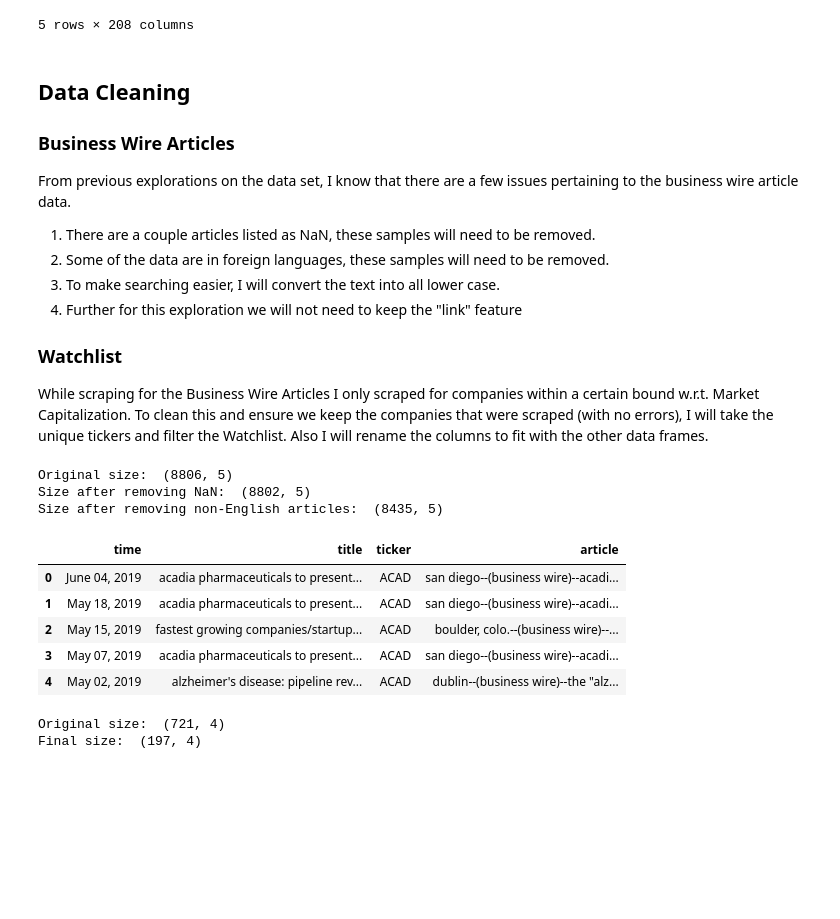
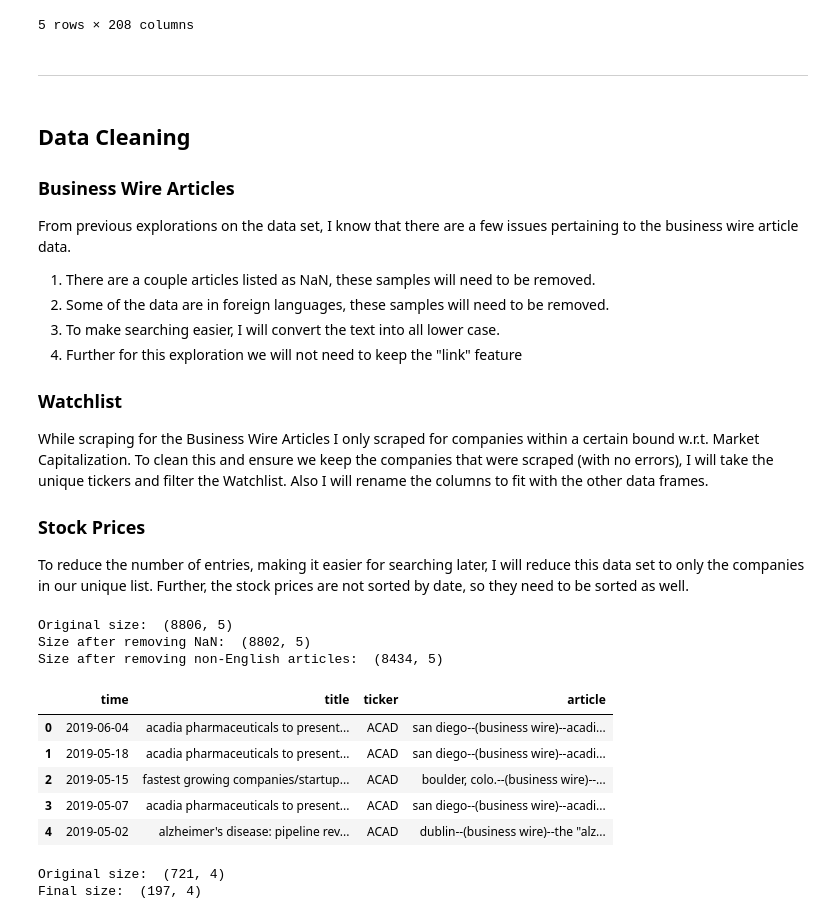
Before and after one commit to mikebrowne/BioPharmaceuticalFactorModel, a Jupyter notebook: notebooks/exploratory/01-FirstDataExploration.ipynb, the cells around one changed output. Drawn from its saved outputs; the diff is of its cells as text; code cells hidden in the pictures; blank space fills up the shorter version.

```diff
--- a/notebooks/exploratory/01-FirstDataExploration.ipynb
+++ b/notebooks/exploratory/01-FirstDataExploration.ipynb
@@ -77,6 +109,8 @@ stock_prices_raw.head()
 | 2009-10-13 | 7.47 | NaN | NaN | NaN | 3.62 | 3.3569 | NaN | NaN | NaN | NaN | ... | ... |
 | 2009-10-14 | 7.44 | NaN | NaN | NaN | 3.79 | 3.4343 | NaN | NaN | NaN | NaN | ... | ... |
 5 rows × 208 columns
+# %% [markdown]
+---
 # %% [markdown]
 ## Data Cleaning
 <a id="3"></a>
@@ -93,39 +127,45 @@ From previous explorations on the data set, I know that there are a few issues p
 ### Watchlist
 
 While scraping for the Business Wire Articles I only scraped for companies within a certain bound w.r.t. Market Capitalization. To clean this and ensure we keep the companies that were scraped (with no errors), I will take the unique tickers and filter the Watchlist. Also I will rename the columns to fit with the other data frames.
+
+### Stock Prices
+To reduce the number of entries, making it easier for searching later, I will reduce this data set to only the companies in our unique list. Further, the stock prices are not sorted by date, so they need to be sorted as well.
 # %%
 # Business Wire Articles
 
 # 0: Create a copy of the data
 clinical_trial_df = business_wire_raw.copy()
 print("Original size: ", clinical_trial_df.shape)
 
 # 1: Remove NaN
 clinical_trial_df.dropna(inplace=True)
 print("Size after removing NaN: ", clinical_trial_df.shape)
 
 # 2: Remove non-English articles
 clinical_trial_df = remove_non_english_articles(clinical_trial_df)
 print("Size after removing non-English articles: ", clinical_trial_df.shape)
 
 # 3: Set all strings to lower case in "title" and "article" columns
 clinical_trial_df.article = clinical_trial_df.article.apply(str.lower)
 clinical_trial_df.title = clinical_trial_df.title.apply(str.lower)
 
 # 4: Drop "link" column
 clinical_trial_df.drop("link", inplace=True, axis=1)
 
+# 5: Ensure date is a datetime object
+clinical_trial_df.time = pd.to_datetime(clinical_trial_df.time)
+
 clinical_trial_df.head()
 # %% [output]
 Original size:  (8806, 5)
 Size after removing NaN:  (8802, 5)
-Size after removing non-English articles:  (8435, 5)
+Size after removing non-English articles:  (8434, 5)
 |  | time | title | ticker | article |
-| 0 | June 04, 2019 | acadia pharmaceuticals to present... | ACAD | san diego--(business wire)--acadi... |
-| 1 | May 18, 2019 | acadia pharmaceuticals to present... | ACAD | san diego--(business wire)--acadi... |
-| 2 | May 15, 2019 | fastest growing companies/startup... | ACAD | boulder, colo.--(business wire)--... |
-| 3 | May 07, 2019 | acadia pharmaceuticals to present... | ACAD | san diego--(business wire)--acadi... |
-| 4 | May 02, 2019 | alzheimer's disease: pipeline rev... | ACAD | dublin--(business wire)--the "alz... |
+| 0 | 2019-06-04 | acadia pharmaceuticals to present... | ACAD | san diego--(business wire)--acadi... |
+| 1 | 2019-05-18 | acadia pharmaceuticals to present... | ACAD | san diego--(business wire)--acadi... |
+| 2 | 2019-05-15 | fastest growing companies/startup... | ACAD | boulder, colo.--(business wire)--... |
+| 3 | 2019-05-07 | acadia pharmaceuticals to present... | ACAD | san diego--(business wire)--acadi... |
+| 4 | 2019-05-02 | alzheimer's disease: pipeline rev... | ACAD | dublin--(business wire)--the "alz... |
 # %%
 # Watchlist
 
```
Also changed, not shown: parts of 49 cells of this notebook.
